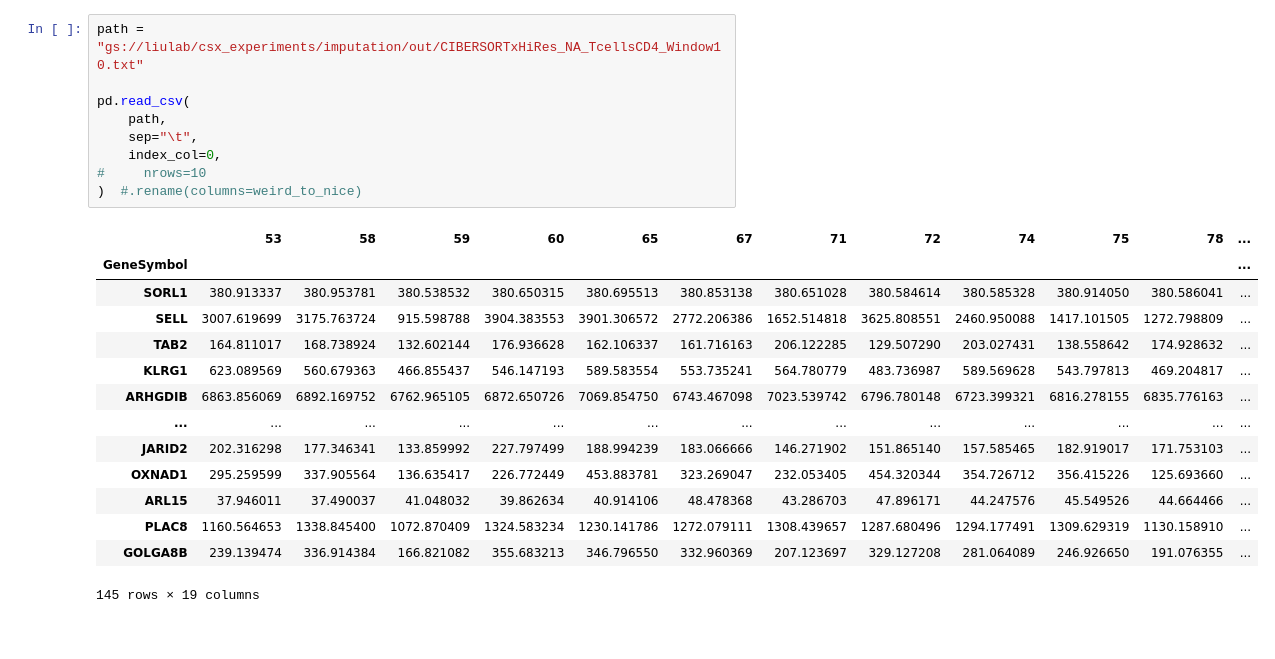
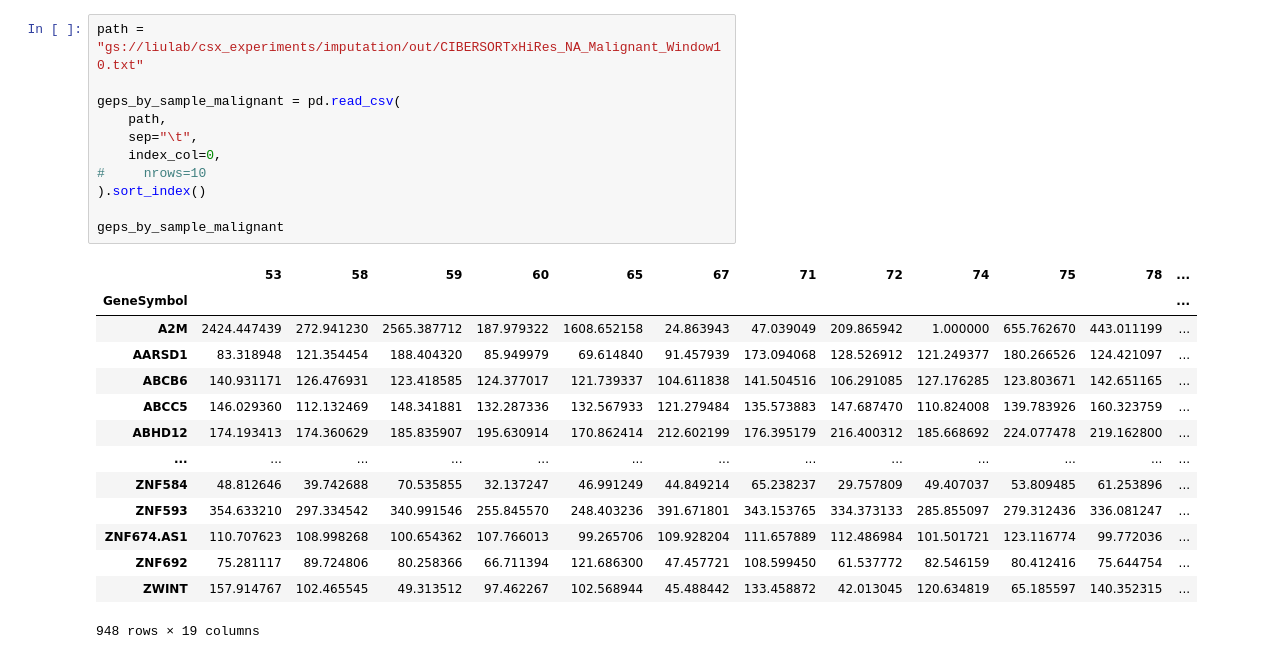
Before and after one commit to davidliu-lab/deconv, a Jupyter notebook: 4 - run expression imputation.ipynb, the cells around one changed output. Drawn from its saved outputs; the diff is of its cells as text.

```diff
--- a/4 - run expression imputation.ipynb
+++ b/4 - run expression imputation.ipynb
@@ -73,24 +173,26 @@ pd.read_csv(
 # %%
-path = "gs://liulab/csx_experiments/imputation/out/CIBERSORTxHiRes_NA_TcellsCD4_Window10.txt"
+path = "gs://liulab/csx_experiments/imputation/out/CIBERSORTxHiRes_NA_Malignant_Window10.txt"
 
-pd.read_csv(
+geps_by_sample_malignant = pd.read_csv(
     path,
     sep="\t",
     index_col=0,
 #     nrows=10
-)  #.rename(columns=weird_to_nice)
+).sort_index()
+
+geps_by_sample_malignant
 # %% [output]
 |  | 53 | 58 | 59 | 60 | 65 | 67 | 71 | 72 | 74 | 75 | 78 | ... |
 | GeneSymbol |  |  |  |  |  |  |  |  |  |  |  | ... |
-| SORL1 | 380.913337 | 380.953781 | 380.538532 | 380.650315 | 380.695513 | 380.853138 | 380.651028 | 380.584614 | 380.585328 | 380.914050 | 380.586041 | ... |
-| SELL | 3007.619699 | 3175.763724 | 915.598788 | 3904.383553 | 3901.306572 | 2772.206386 | 1652.514818 | 3625.808551 | 2460.950088 | 1417.101505 | 1272.798809 | ... |
-| TAB2 | 164.811017 | 168.738924 | 132.602144 | 176.936628 | 162.106337 | 161.716163 | 206.122285 | 129.507290 | 203.027431 | 138.558642 | 174.928632 | ... |
-| KLRG1 | 623.089569 | 560.679363 | 466.855437 | 546.147193 | 589.583554 | 553.735241 | 564.780779 | 483.736987 | 589.569628 | 543.797813 | 469.204817 | ... |
-| ARHGDIB | 6863.856069 | 6892.169752 | 6762.965105 | 6872.650726 | 7069.854750 | 6743.467098 | 7023.539742 | 6796.780148 | 6723.399321 | 6816.278155 | 6835.776163 | ... |
+| A2M | 2424.447439 | 272.941230 | 2565.387712 | 187.979322 | 1608.652158 | 24.863943 | 47.039049 | 209.865942 | 1.000000 | 655.762670 | 443.011199 | ... |
+| AARSD1 | 83.318948 | 121.354454 | 188.404320 | 85.949979 | 69.614840 | 91.457939 | 173.094068 | 128.526912 | 121.249377 | 180.266526 | 124.421097 | ... |
+| ABCB6 | 140.931171 | 126.476931 | 123.418585 | 124.377017 | 121.739337 | 104.611838 | 141.504516 | 106.291085 | 127.176285 | 123.803671 | 142.651165 | ... |
+| ABCC5 | 146.029360 | 112.132469 | 148.341881 | 132.287336 | 132.567933 | 121.279484 | 135.573883 | 147.687470 | 110.824008 | 139.783926 | 160.323759 | ... |
+| ABHD12 | 174.193413 | 174.360629 | 185.835907 | 195.630914 | 170.862414 | 212.602199 | 176.395179 | 216.400312 | 185.668692 | 224.077478 | 219.162800 | ... |
 | ... | ... | ... | ... | ... | ... | ... | ... | ... | ... | ... | ... | ... |
-| JARID2 | 202.316298 | 177.346341 | 133.859992 | 227.797499 | 188.994239 | 183.066666 | 146.271902 | 151.865140 | 157.585465 | 182.919017 | 171.753103 | ... |
-| OXNAD1 | 295.259599 | 337.905564 | 136.635417 | 226.772449 | 453.883781 | 323.269047 | 232.053405 | 454.320344 | 354.726712 | 356.415226 | 125.693660 | ... |
-| ARL15 | 37.946011 | 37.490037 | 41.048032 | 39.862634 | 40.914106 | 48.478368 | 43.286703 | 47.896171 | 44.247576 | 45.549526 | 44.664466 | ... |
-| PLAC8 | 1160.564653 | 1338.845400 | 1072.870409 | 1324.583234 | 1230.141786 | 1272.079111 | 1308.439657 | 1287.680496 | 1294.177491 | 1309.629319 | 1130.158910 | ... |
-| GOLGA8B | 239.139474 | 336.914384 | 166.821082 | 355.683213 | 346.796550 | 332.960369 | 207.123697 | 329.127208 | 281.064089 | 246.926650 | 191.076355 | ... |
+| ZNF584 | 48.812646 | 39.742688 | 70.535855 | 32.137247 | 46.991249 | 44.849214 | 65.238237 | 29.757809 | 49.407037 | 53.809485 | 61.253896 | ... |
+| ZNF593 | 354.633210 | 297.334542 | 340.991546 | 255.845570 | 248.403236 | 391.671801 | 343.153765 | 334.373133 | 285.855097 | 279.312436 | 336.081247 | ... |
+| ZNF674.AS1 | 110.707623 | 108.998268 | 100.654362 | 107.766013 | 99.265706 | 109.928204 | 111.657889 | 112.486984 | 101.501721 | 123.116774 | 99.772036 | ... |
+| ZNF692 | 75.281117 | 89.724806 | 80.258366 | 66.711394 | 121.686300 | 47.457721 | 108.599450 | 61.537772 | 82.546159 | 80.412416 | 75.644754 | ... |
+| ZWINT | 157.914767 | 102.465545 | 49.313512 | 97.462267 | 102.568944 | 45.488442 | 133.458872 | 42.013045 | 120.634819 | 65.185597 | 140.352315 | ... |
-145 rows × 19 columns
+948 rows × 19 columns
```
Also changed, not shown: parts of 28 cells of this notebook.
